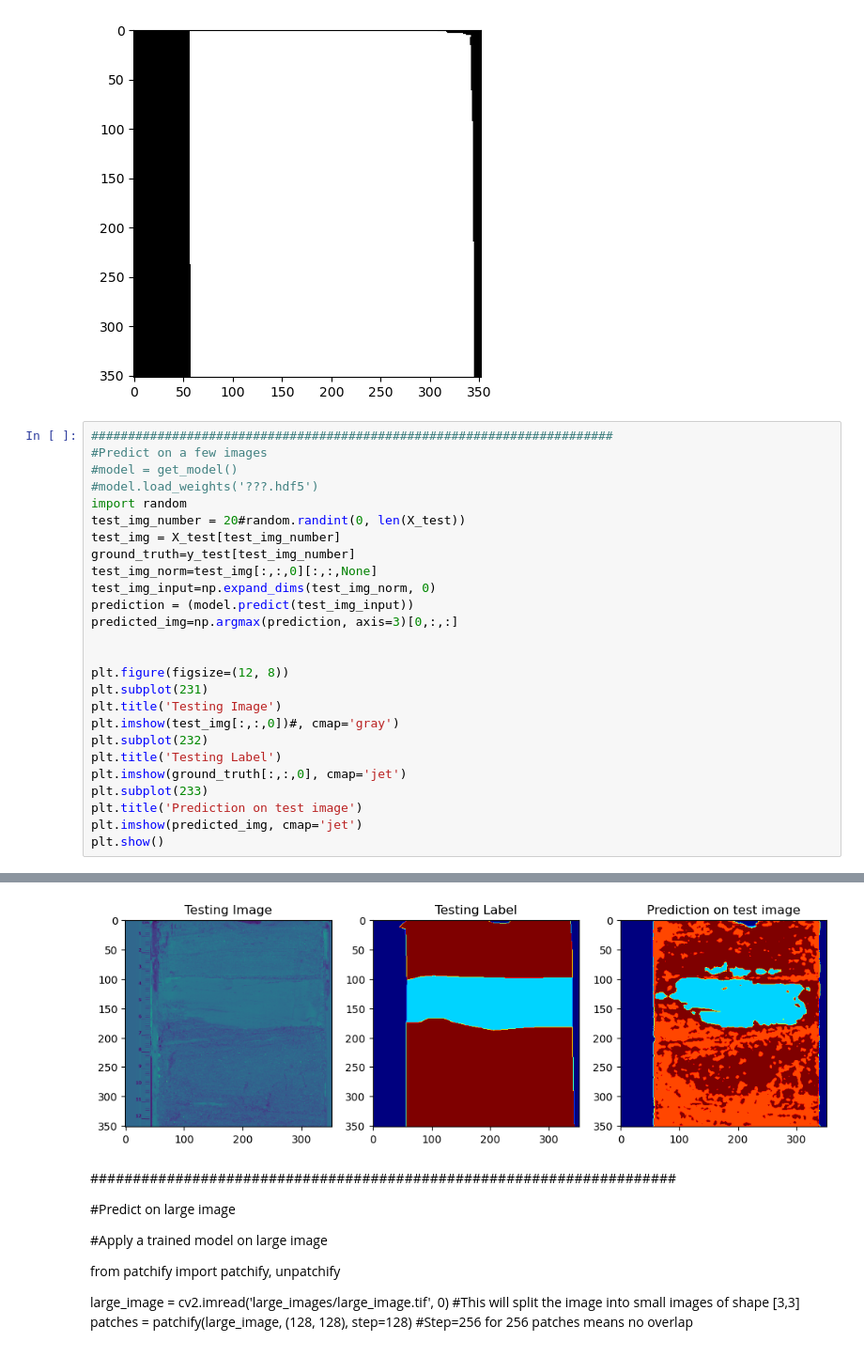
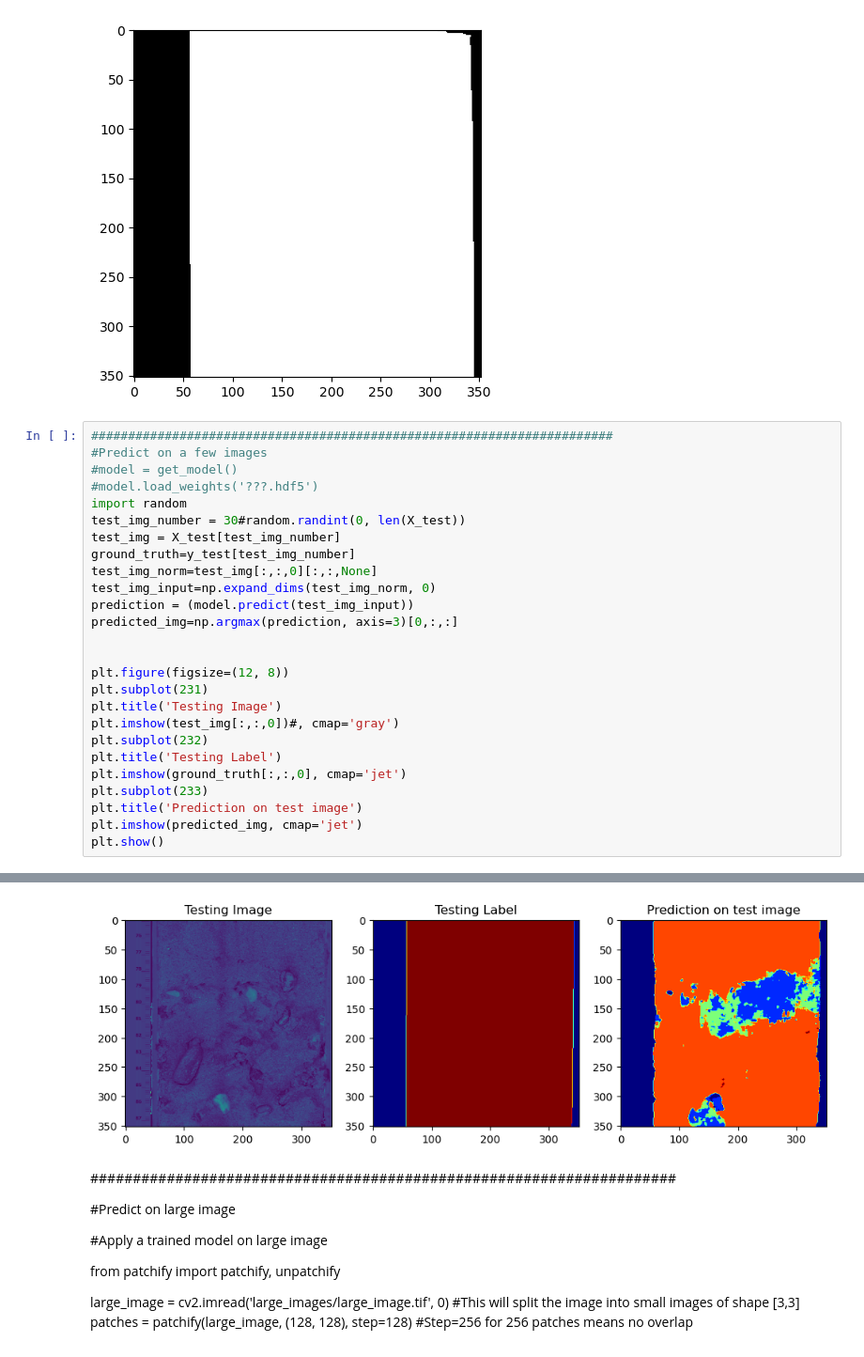
Before and after one commit to pbecerrav/ADS_course, a Jupyter notebook: Module6/project/M6_code/M6_project_PB_SS.ipynb, the cells around one changed output, grey strips where cells are left out. Shown: that part at 94% size. Saved outputs shown, nothing was run; the diff lists cells and outputs as text.

```diff
--- a/Module6/project/M6_code/M6_project_PB_SS.ipynb
+++ b/Module6/project/M6_code/M6_project_PB_SS.ipynb
@@ -631,7 +631,7 @@ plt.imshow(train_masks[0,:,:], cmap='gray')
 #model = get_model()
 #model.load_weights('???.hdf5')
 import random
-test_img_number = 20#random.randint(0, len(X_test))
+test_img_number = 30#random.randint(0, len(X_test))
 test_img = X_test[test_img_number]
 ground_truth=y_test[test_img_number]
 test_img_norm=test_img[:,:,0][:,:,None]
@@ -656,4 +656,4 @@ plt.show()
-[figure, old version]
+[figure, new version]
 # %% [markdown]
 #####################################################################
 
```
Also changed, not shown: parts of 1 cell of this notebook, 1 other file.
